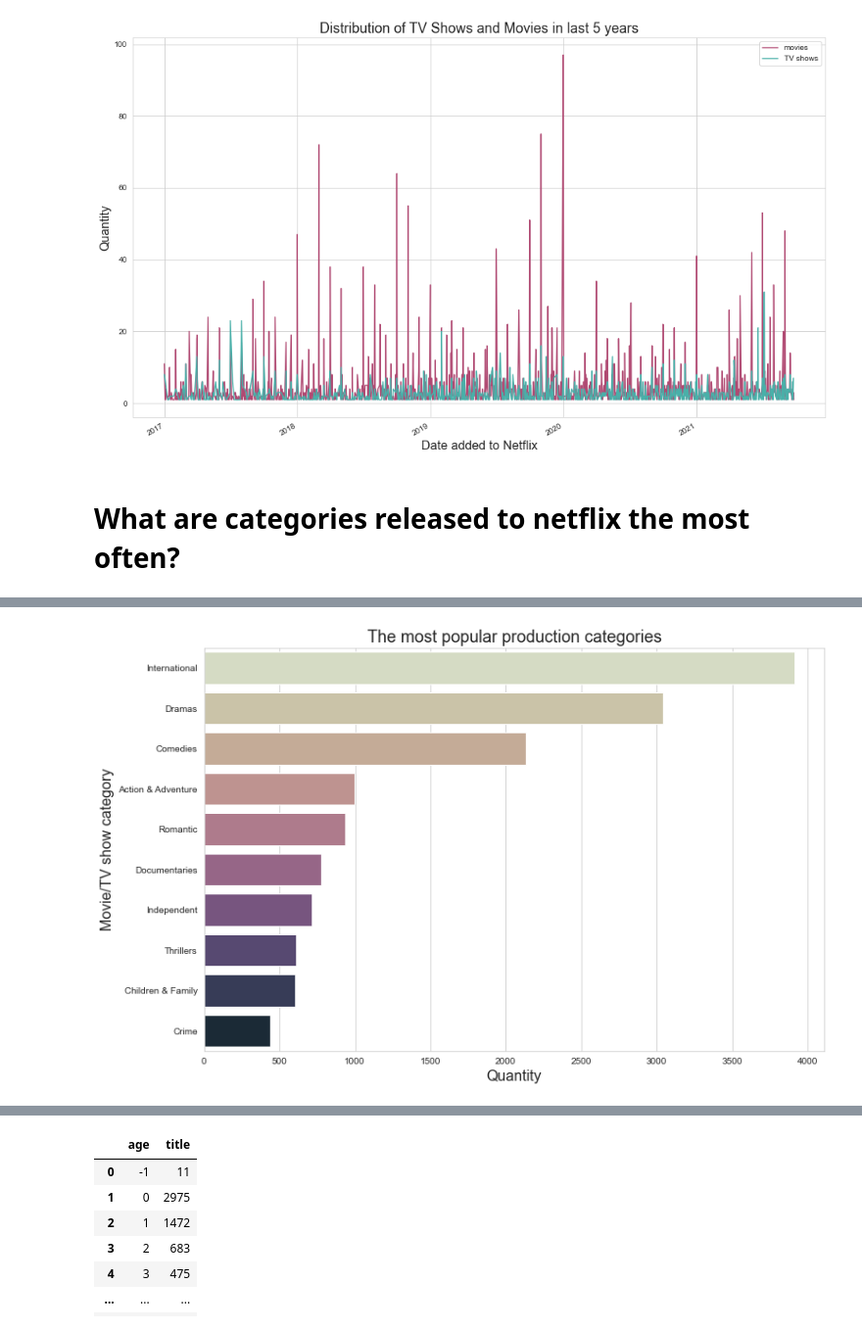
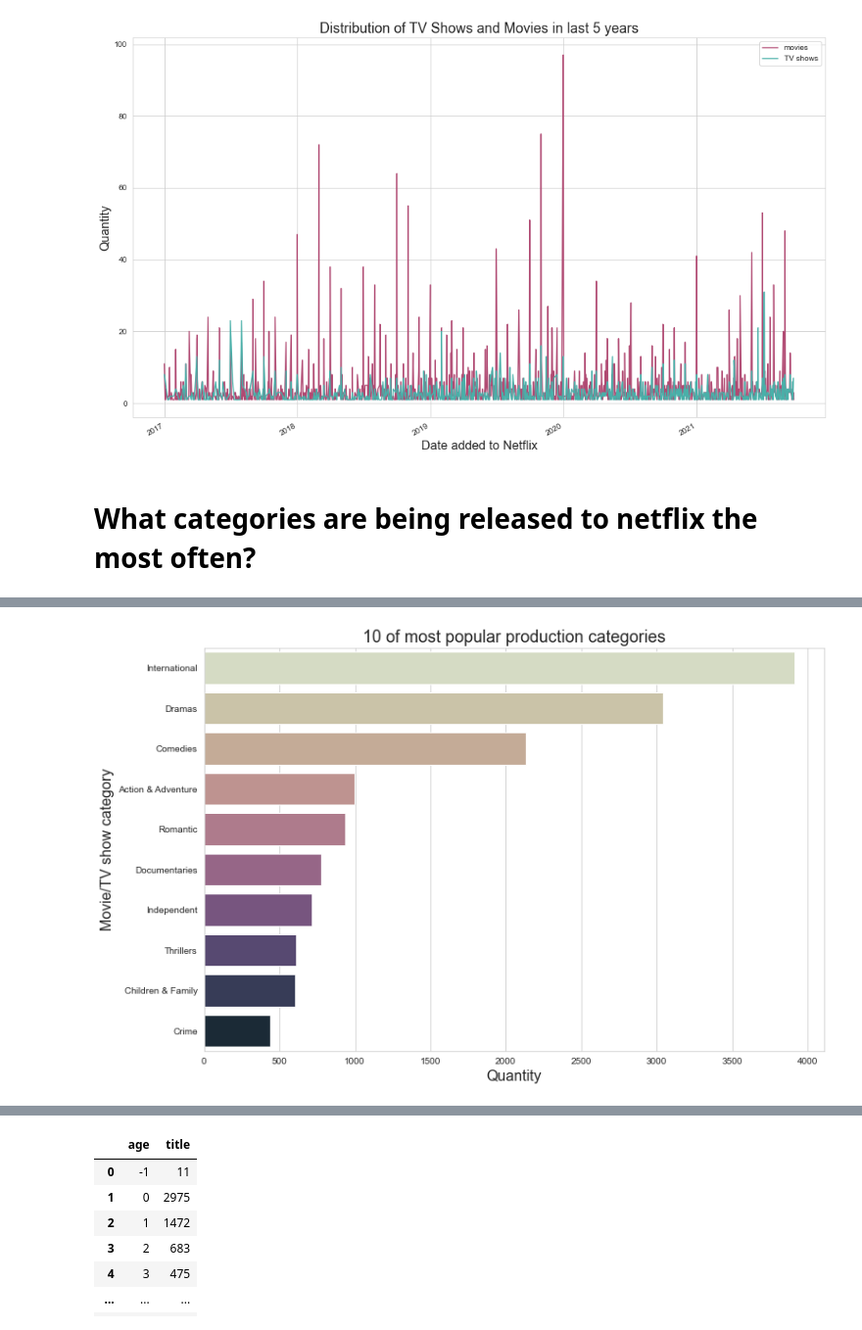
Before and after one commit to akrokiewicz/Netflix-Strategy, a Jupyter notebook: Netflix Strategy.ipynb, the cells around one changed output, grey strips where cells are left out. Shown: that part at 98% size. Saved outputs shown, nothing was run; the diff lists cells and outputs as text; code cells hidden in the pictures.

```diff
--- a/Netflix Strategy.ipynb
+++ b/Netflix Strategy.ipynb
@@ -119,7 +141,7 @@ plt2.show()
 # %% [output]
 [figure]
 # %% [markdown]
-# What are categories released to netflix the most often? <a class="anchor" id="chapter2"></a>
+# What  categories are being released to netflix the most often? <a class="anchor" id="chapter2"></a>
 # %%
 #extract categories
 data[['category_1', 'category_2', 'category_3']] = data['listed_in'].str.split(',', expand=True)
@@ -159,13 +181,13 @@ top_10_cat = category_qty[:10]
 # %%
 plt4, ax = plt.subplots(1, 1, figsize = (12, 8))
 
 sns.barplot(data = top_10_cat, x = 'title', y = 'category', palette = 'ch:s=-.7,r=.9')
-ax.set_title("The most popular production categories", fontsize = 18)
+ax.set_title("10 of most popular production categories", fontsize = 18)
 ax.set_xlabel("Quantity", fontsize = 16)
 ax.set_ylabel("Movie/TV show category", fontsize = 16)
 plt4.show()
 # %% [output]
-[figure, old version]
+[figure, new version]
 # %%
 #select lower 10 categories
 low_10_cat = category_qty[-10:]
```
Also changed, not shown: parts of 14 cells of this notebook, 1 other file.
